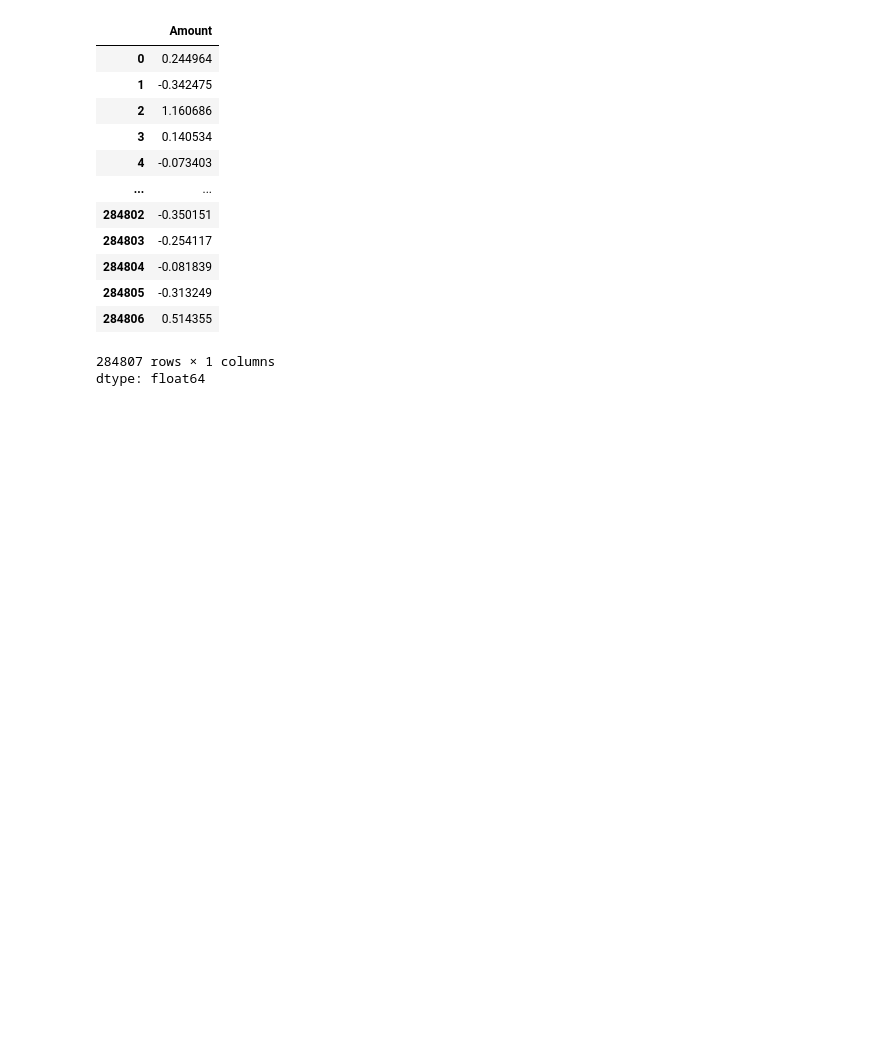
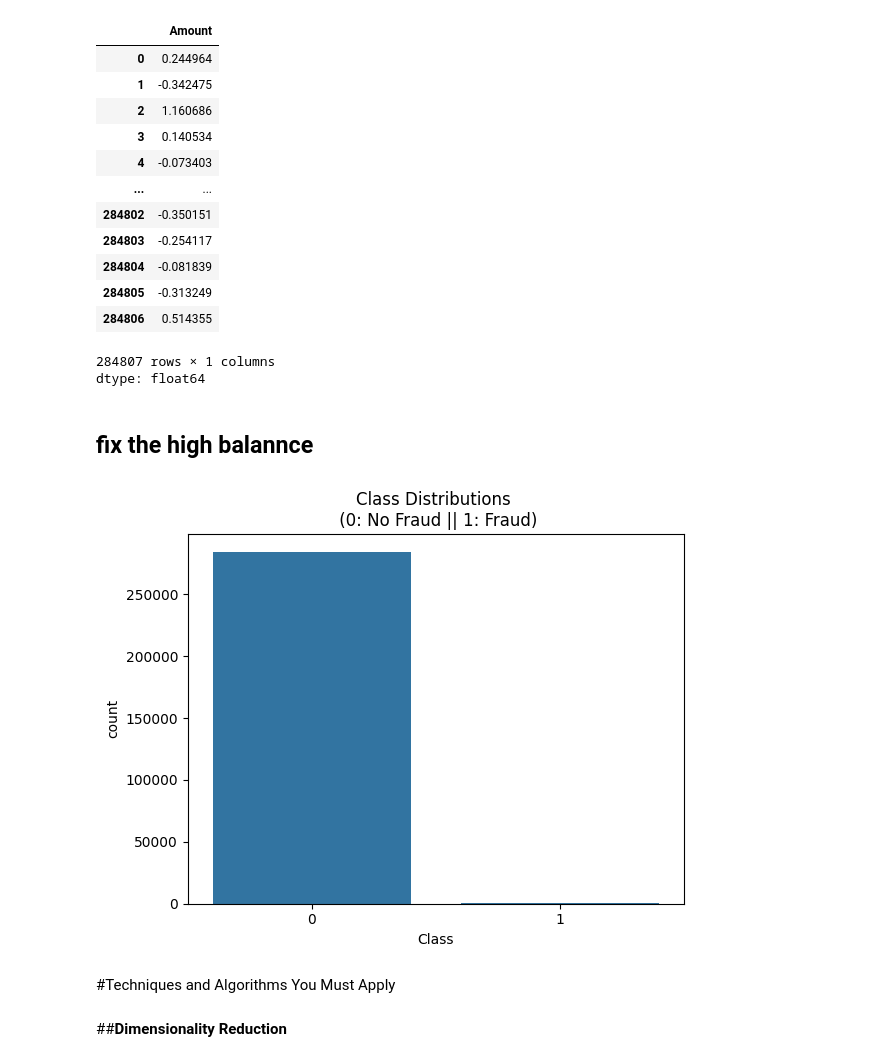
Before and after one commit to Naseem-Ananzeh/Ml2_Final_Project, a Jupyter notebook: creditcard_dataset_.ipynb, the cells around one changed output. Saved outputs shown, nothing was run; the diff lists cells and outputs as text; code cells hidden in the pictures; blank space fills up the shorter version.

```diff
--- a/creditcard_dataset_.ipynb
+++ b/creditcard_dataset_.ipynb
@@ -188,3 +188,16 @@ X['Amount']
 | 284806 | 0.514355 |
 284807 rows × 1 columns
 dtype: float64
+# %% [markdown]
+## fix the high balannce
+# %%
+import seaborn as sns
+sns.countplot(x='Class', data=data)
+plt.title('Class Distributions \n (0: No Fraud || 1: Fraud)')
+plt.show()
+# %% [output]
+[figure, added]
+# %% [markdown]
+#Techniques and Algorithms You Must Apply
+# %% [markdown]
+##**Dimensionality Reduction**
```
